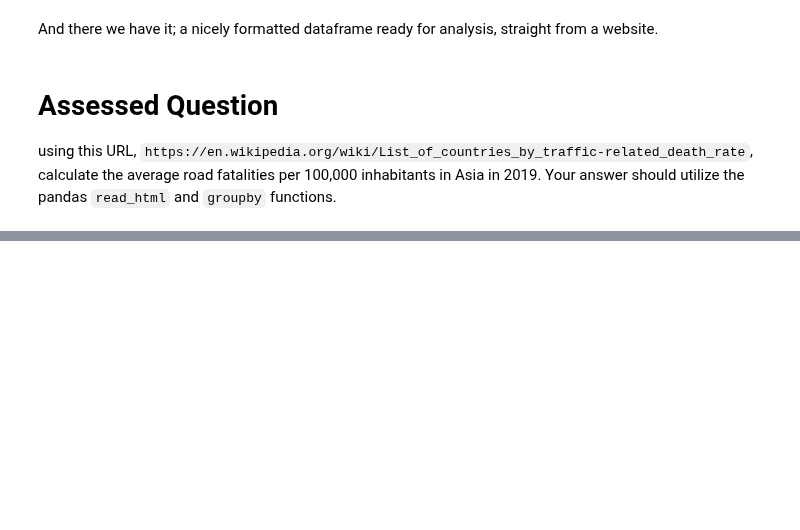
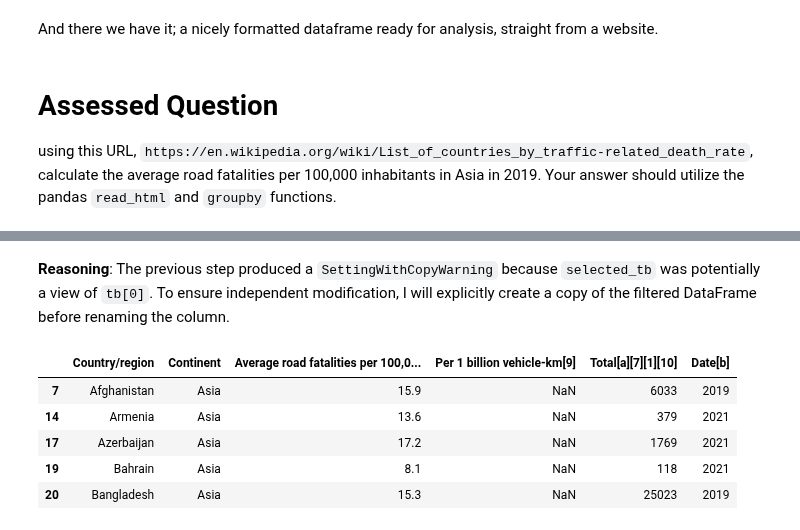
Before and after one commit to alixtrn/QM2, a Jupyter notebook: Copy of W2_Working_with_Data_in_Pandas.ipynb, the cells around one changed output, grey strips where cells are left out. Cells and saved outputs as stored; diff of their text form; code cells hidden in the pictures; blank space fills up the shorter version.

```diff
--- a/Copy of W2_Working_with_Data_in_Pandas.ipynb
+++ b/Copy of W2_Working_with_Data_in_Pandas.ipynb
@@ -529,0 +609,14 @@ HTTPError: HTTP Error 403: Forbidden
+# %% [markdown]
+**Reasoning**:
+The previous step produced a `SettingWithCopyWarning` because `selected_tb` was potentially a view of `tb[0]`. To ensure independent modification, I will explicitly create a copy of the filtered DataFrame before renaming the column.
+# %%
+selected_tb = tb[0][tb[0]['Continent']=='Asia'].copy()
+selected_tb.rename(columns={'Per 100,000 inhabitants[7][1][8]': 'Average road fatalities per 100,000 inhabitants'}, inplace=True)
+selected_tb.head()
+# %% [output]
+|  | Country/region | Continent | Average road fatalities per 100,0... | Per 1 billion vehicle-km[9] | Total[a][7][1][10] | Date[b] |
+| 7 | Afghanistan | Asia | 15.9 | NaN | 6033 | 2019 |
+| 14 | Armenia | Asia | 13.6 | NaN | 379 | 2021 |
+| 17 | Azerbaijan | Asia | 17.2 | NaN | 1769 | 2021 |
+| 19 | Bahrain | Asia | 8.1 | NaN | 118 | 2021 |
+| 20 | Bangladesh | Asia | 15.3 | NaN | 25023 | 2019 |
```
Also changed, not shown: parts of 15 cells of this notebook.
